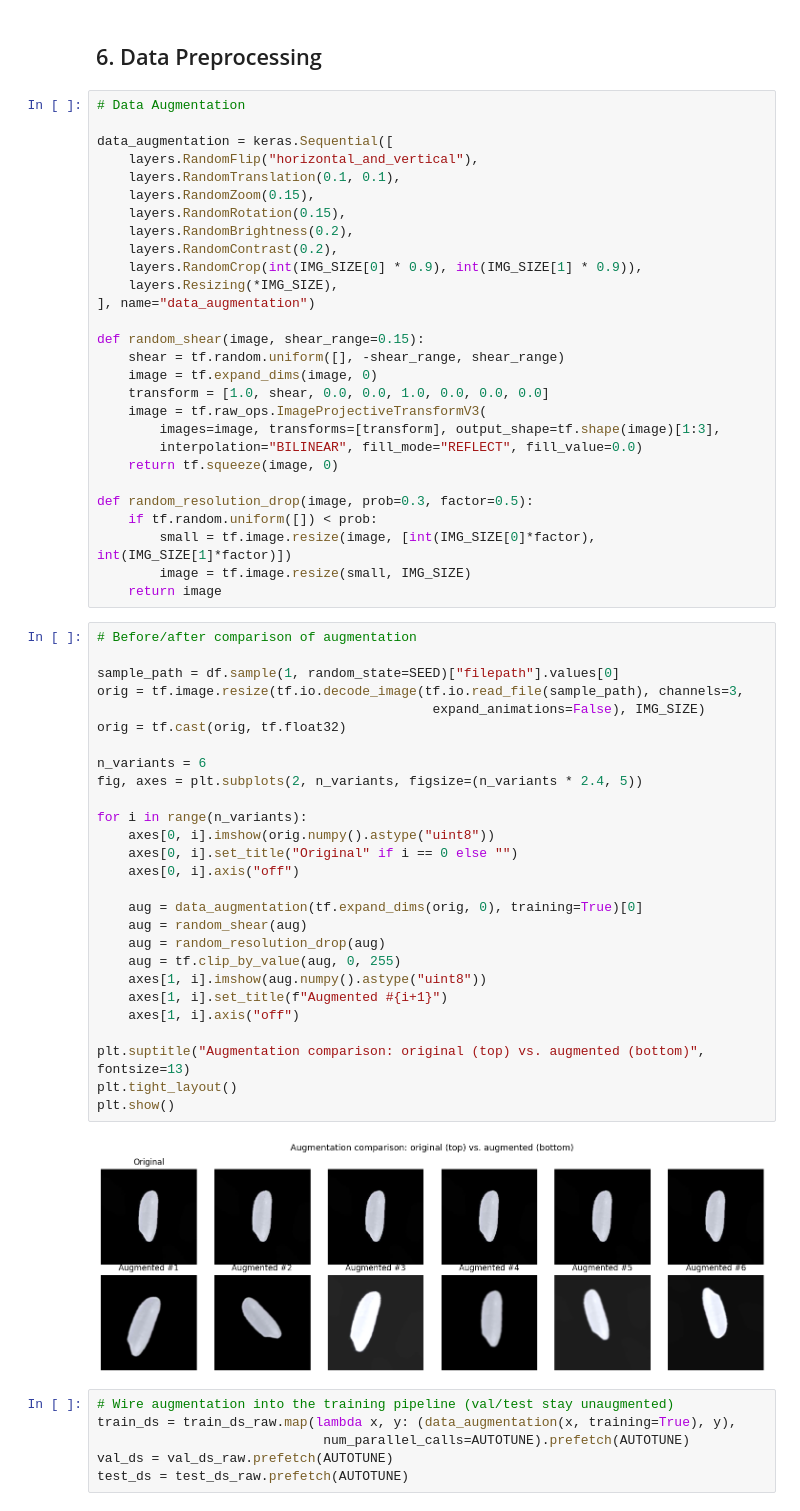
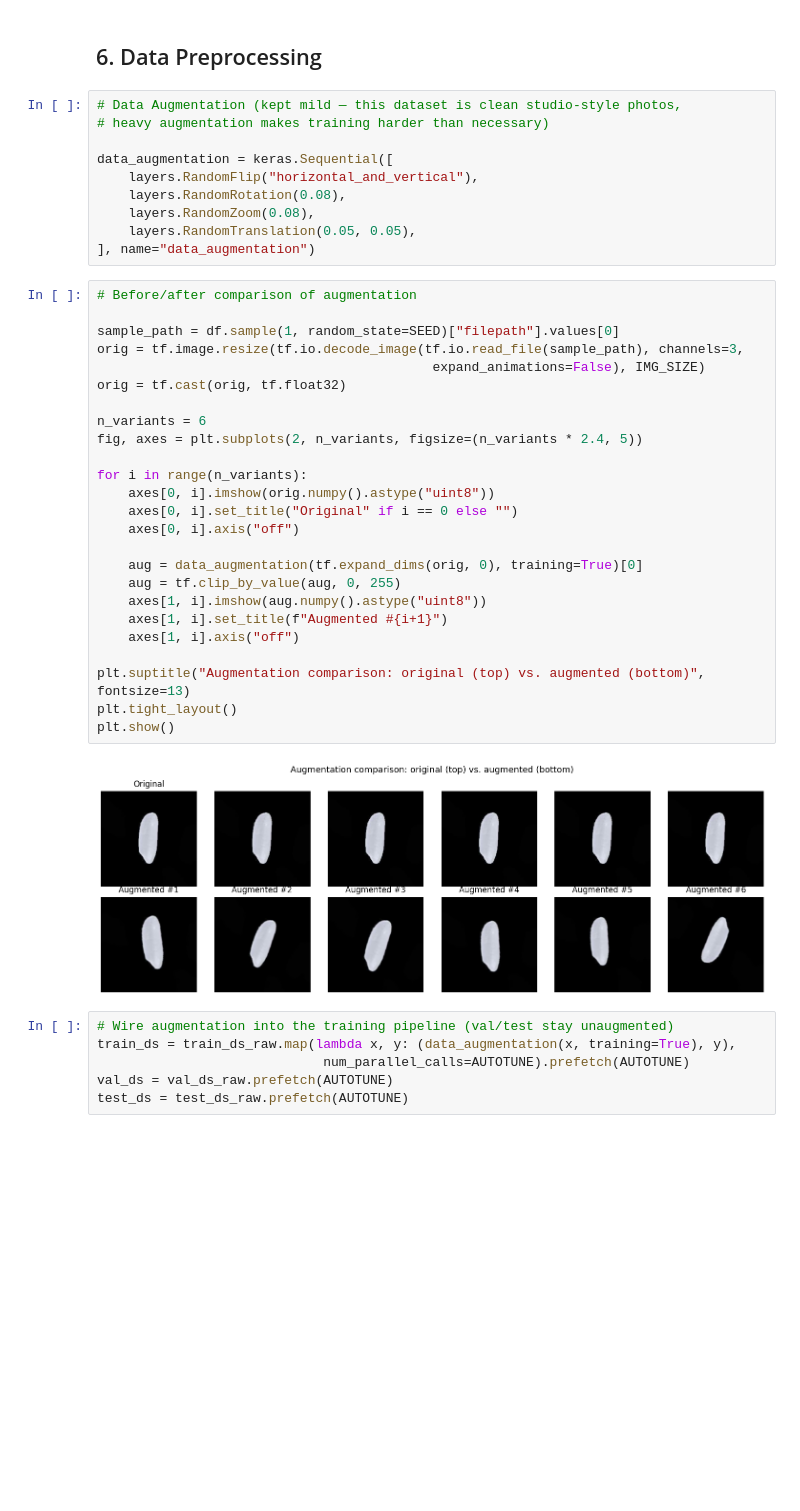
Before and after one commit to nexuszero10/rice-classification-using-cnn-arc, a Jupyter notebook: rice_classification_pipeline_1.ipynb, the cells around one changed output. Drawn from its saved outputs; the diff is of its cells as text; blank space fills up the shorter version.

```diff
--- a/rice_classification_pipeline_1.ipynb
+++ b/rice_classification_pipeline_1.ipynb
@@ -176,62 +176,42 @@ Karacadag   1400  300   300
 # %% [markdown]
 ## 6. Data Preprocessing
 # %%
-# Data Augmentation
+# Data Augmentation (kept mild — this dataset is clean studio-style photos,
+# heavy augmentation makes training harder than necessary)
 
 data_augmentation = keras.Sequential([
     layers.RandomFlip("horizontal_and_vertical"),
-    layers.RandomTranslation(0.1, 0.1),
-    layers.RandomZoom(0.15),
-    layers.RandomRotation(0.15),
-    layers.RandomBrightness(0.2),
-    layers.RandomContrast(0.2),
-    layers.RandomCrop(int(IMG_SIZE[0] * 0.9), int(IMG_SIZE[1] * 0.9)),
-    layers.Resizing(*IMG_SIZE),
+    layers.RandomRotation(0.08),
+    layers.RandomZoom(0.08),
+    layers.RandomTranslation(0.05, 0.05),
 ], name="data_augmentation")
-
-def random_shear(image, shear_range=0.15):
-    shear = tf.random.uniform([], -shear_range, shear_range)
-    image = tf.expand_dims(image, 0)
-    transform = [1.0, shear, 0.0, 0.0, 1.0, 0.0, 0.0, 0.0]
-    image = tf.raw_ops.ImageProjectiveTransformV3(
-        images=image, transforms=[transform], output_shape=tf.shape(image)[1:3],
-        interpolation="BILINEAR", fill_mode="REFLECT", fill_value=0.0)
-    return tf.squeeze(image, 0)
-
-def random_resolution_drop(image, prob=0.3, factor=0.5):
-    if tf.random.uniform([]) < prob:
-        small = tf.image.resize(image, [int(IMG_SIZE[0]*factor), int(IMG_SIZE[1]*factor)])
-        image = tf.image.resize(small, IMG_SIZE)
-    return image
 # %%
 # Before/after comparison of augmentation
 
 sample_path = df.sample(1, random_state=SEED)["filepath"].values[0]
 orig = tf.image.resize(tf.io.decode_image(tf.io.read_file(sample_path), channels=3,
                                            expand_animations=False), IMG_SIZE)
 orig = tf.cast(orig, tf.float32)
 
 n_variants = 6
 fig, axes = plt.subplots(2, n_variants, figsize=(n_variants * 2.4, 5))
 
 for i in range(n_variants):
     axes[0, i].imshow(orig.numpy().astype("uint8"))
     axes[0, i].set_title("Original" if i == 0 else "")
     axes[0, i].axis("off")
 
     aug = data_augmentation(tf.expand_dims(orig, 0), training=True)[0]
-    aug = random_shear(aug)
-    aug = random_resolution_drop(aug)
     aug = tf.clip_by_value(aug, 0, 255)
     axes[1, i].imshow(aug.numpy().astype("uint8"))
     axes[1, i].set_title(f"Augmented #{i+1}")
     axes[1, i].axis("off")
 
 plt.suptitle("Augmentation comparison: original (top) vs. augmented (bottom)", fontsize=13)
 plt.tight_layout()
 plt.show()
 # %% [output]
-[figure, old version]
+[figure, new version]
 # %%
 # Wire augmentation into the training pipeline (val/test stay unaugmented)
 train_ds = train_ds_raw.map(lambda x, y: (data_augmentation(x, training=True), y),
```
Also changed, not shown: parts of 10 cells of this notebook, 8 other files.
